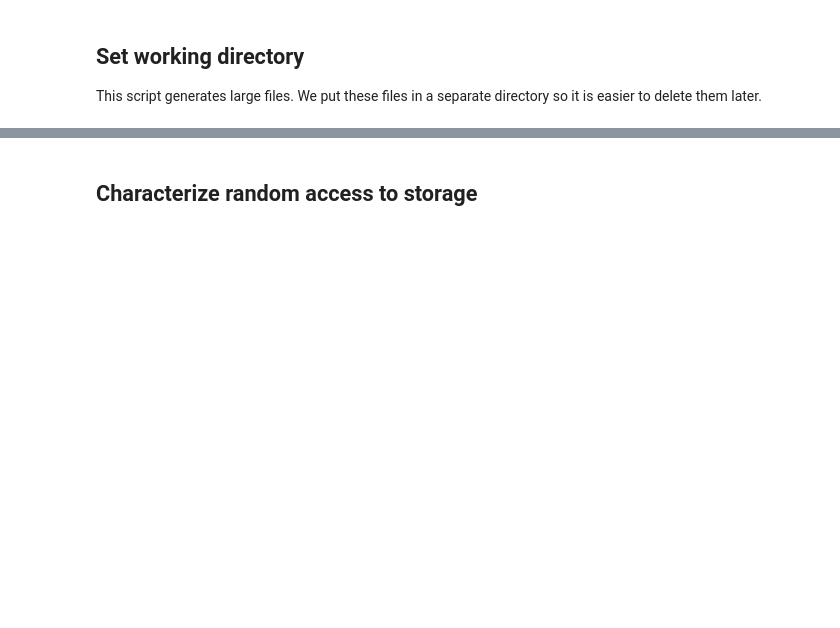
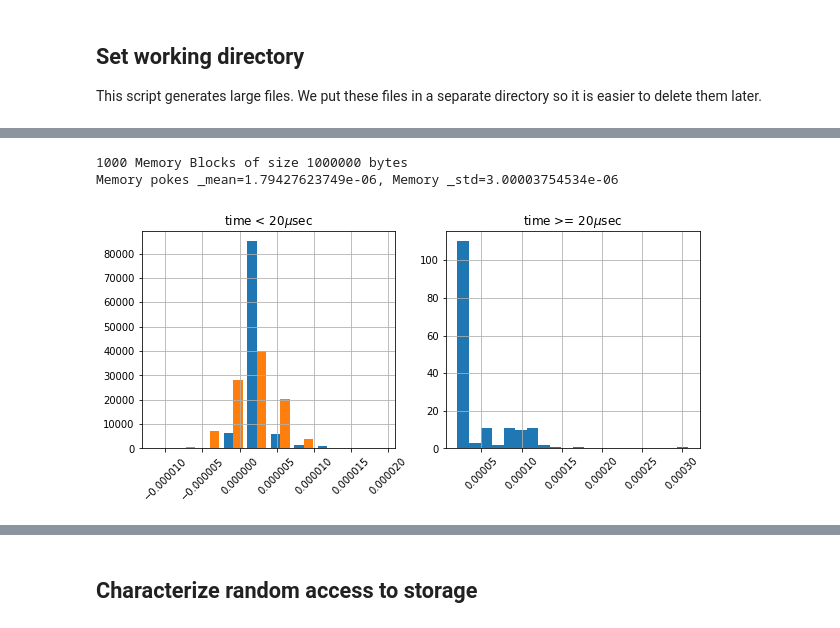
Before and after one commit to ucsd-edx/edX-Micro-Master-in-Data-Science, a Jupyter notebook: big-data-analytics-using-spark/notebooks/Section1-Basics/0.MemoryLatency/02_measuring_performance_of_memory_hierarchy_MASTER.ipynb, the cells around one changed output, grey strips where cells are left out. Saved outputs shown, nothing was run; the diff lists cells and outputs as text; code cells hidden in the pictures; blank space fills up the shorter version.

Commit message:
Cleaned up memory measurements

```diff
--- a/big-data-analytics-using-spark/notebooks/Section1-Basics/0.MemoryLatency/02_measuring_performance_of_memory_hierarchy_MASTER.ipynb
+++ b/big-data-analytics-using-spark/notebooks/Section1-Basics/0.MemoryLatency/02_measuring_performance_of_memory_hierarchy_MASTER.ipynb
@@ -56,6 +62,6 @@ def tee(line):
 # %%
-mean=zeros([2,L])   #0: using disk, 1: using memory
-std=zeros([2,L])
+_mean=zeros([2,L])   #0: using disk, 1: using memory
+_std=zeros([2,L])
 T=zeros([2,L,k])
 # %%
 Random_pokes=[]
@@ -64,20 +70,20 @@ for m_i in range(len(m_list)):
     m=m_list[m_i]
     (t_mem,t_disk) = create_file(n,m,filename='BlockData'+str(m))
 
-    (mean[0,m_i],std[0,m_i],T[0,m_i]) = measureRandomAccess(n*m,filename='BlockData'+str(m),k=k)
+    (_mean[0,m_i],_std[0,m_i],T[0,m_i]) = measureRandomAccess(n*m,filename='BlockData'+str(m),k=k)
     T[0,m_i]=sorted(T[0,m_i])
-    tee('\rFile pokes mean='+str(mean[0,m_i])+', file std='+str(std[0,m_i]))
+    tee('\rFile pokes _mean='+str(_mean[0,m_i])+', file _std='+str(_std[0,m_i]))
 
-    (mean[1,m_i],std[1,m_i],T[1,m_i]) = measureRandomAccess(n*m,k=k)
+    (_mean[1,m_i],_std[1,m_i],T[1,m_i]) = measureRandomAccess(n*m,k=k)
     T[1,m_i]=sorted(T[1,m_i])
-    tee('\rMemory pokes mean='+str(mean[1,m_i])+', Memory std='+str(std[1,m_i]))
+    tee('\rMemory pokes _mean='+str(_mean[1,m_i])+', Memory _std='+str(_std[1,m_i]))
 
     Random_pokes.append({'m_i':m_i,
                         'm':m,
-                        'memory_mean': mean[1,m_i],
-                        'memory_std': std[1,m_i],
+                        'memory__mean': _mean[1,m_i],
+                        'memory__std': _std[1,m_i],
                         'memory_largest': T[1,m_i][-1000:],
-                        'file_mean': mean[0,m_i],
-                        'file_std': std[0,m_i],
+                        'file__mean': _mean[0,m_i],
+                        'file__std': _std[0,m_i],
                         'file_largest': T[0,m_i][-1000:]
                 })
@@ -83,0 +106,24 @@ for m_i in range(len(m_list)):
+# %%
+m_i=3
+Disk_Mem=1
+print('%d Memory Blocks of size %d bytes'%(m_list[m_i],n))
+print('\rMemory pokes _mean='+str(_mean[1,m_i])+', Memory _std='+str(_std[1,m_i]))
+_mean_t=_mean[Disk_Mem,m_i]
+_std_t=_std[Disk_Mem,m_i]
+_normal=random.normal(loc=_mean_t,scale=_std_t,size=T.shape[2])
+tmp=T[Disk_Mem,m_i]
+figure(figsize=(10,4))
+subplot(121)
+hist([tmp[tmp<0.00002],_normal],bins=10);
+title('time < 20$\mu$sec')
+xticks(rotation=45)
+grid()
+subplot(122)
+hist(tmp[tmp>=0.00002],bins=20);
+title('time >= 20$\mu$sec')
+xticks(rotation=45);
+grid();
+# %% [output]
+1000 Memory Blocks of size 1000000 bytes
+Memory pokes _mean=1.79427623749e-06, Memory _std=3.00003754534e-06
+[figure, added]
```
Also changed, not shown: parts of 9 cells of this notebook, 5 other files.
